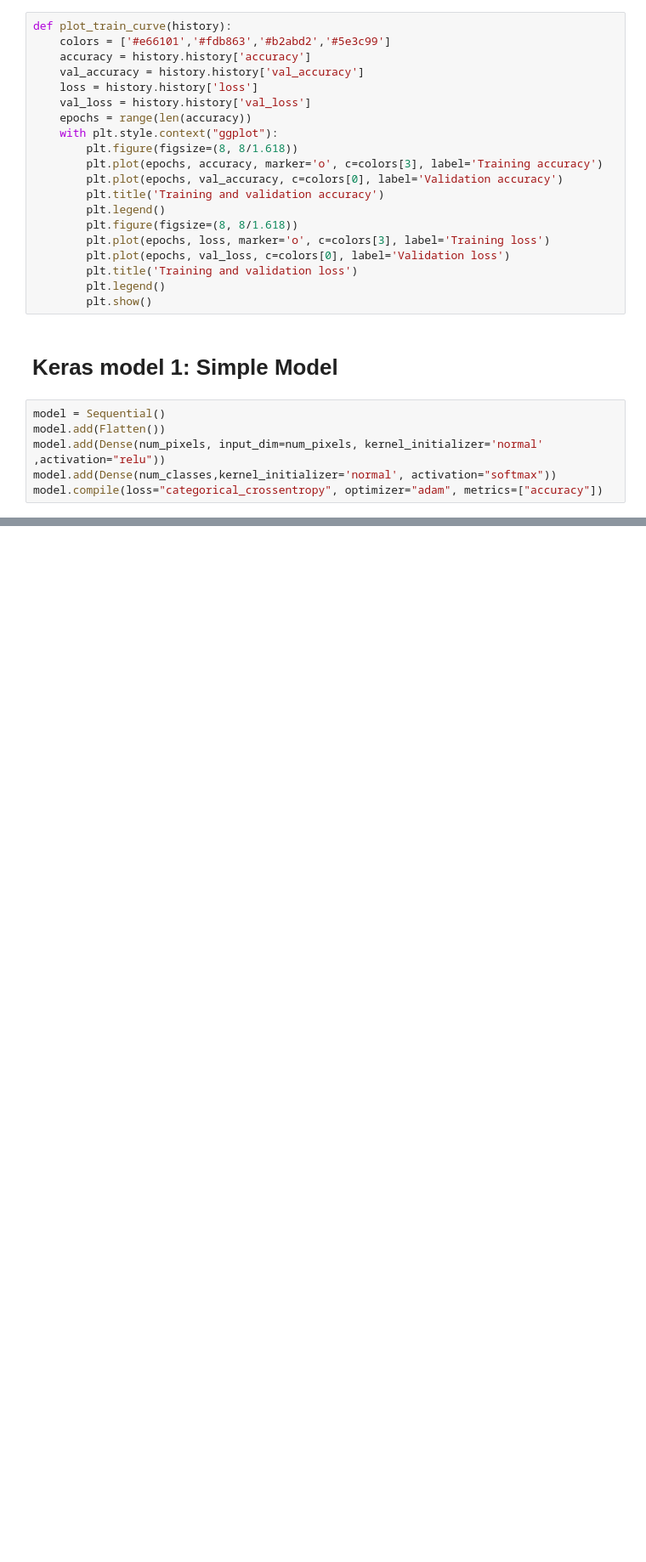
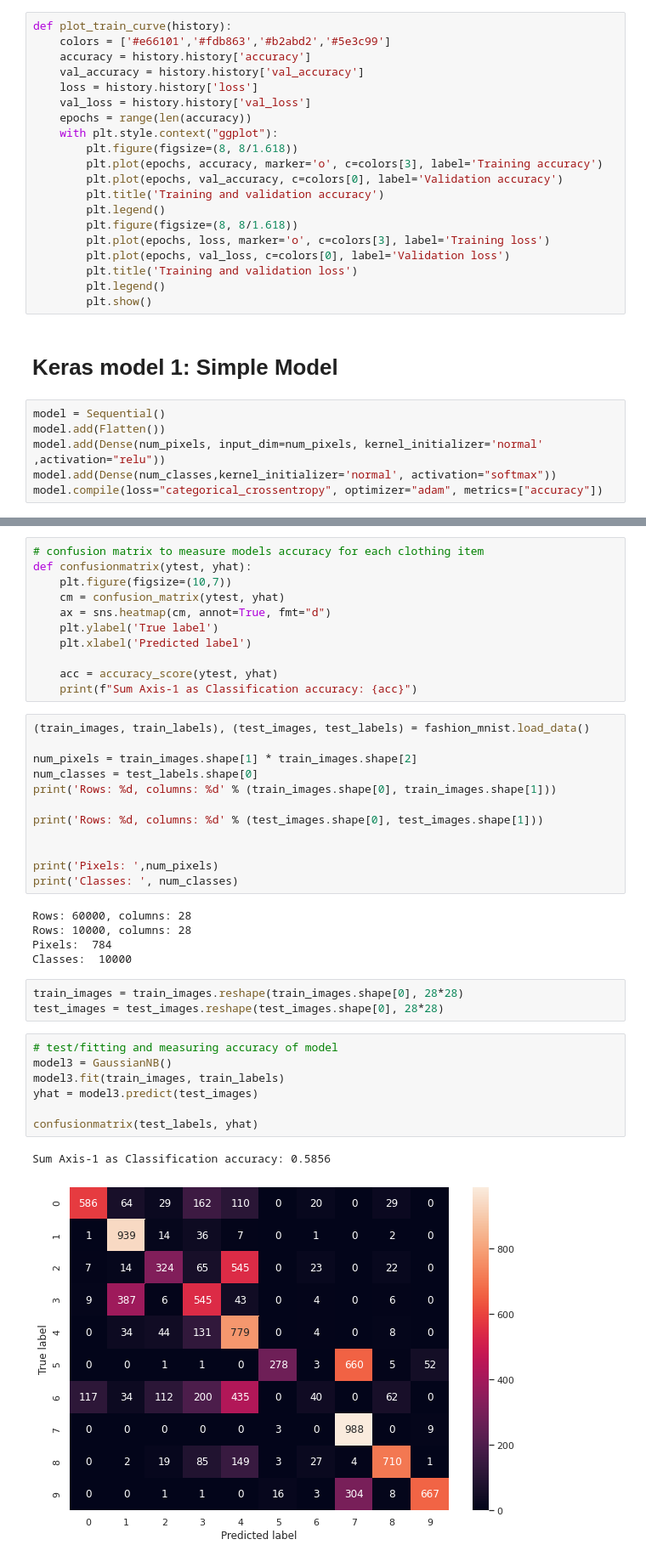
Before and after one commit to AlexNoonan-Syracuse/Lab9, a Jupyter notebook: lab9.ipynb, the cells around one changed output, grey strips where cells are left out. Shown at 85% size. Drawn from its saved outputs; the diff is of its cells as text; blank space fills up the shorter version.

```diff
--- a/lab9.ipynb
+++ b/lab9.ipynb
@@ -143,0 +199,41 @@ model.compile(optimizer=opt, loss='categorical_crossentropy', metrics=['accuracy
+# %%
+# confusion matrix to measure models accuracy for each clothing item
+def confusionmatrix(ytest, yhat):
+    plt.figure(figsize=(10,7))
+    cm = confusion_matrix(ytest, yhat)
+    ax = sns.heatmap(cm, annot=True, fmt="d")
+    plt.ylabel('True label')
+    plt.xlabel('Predicted label')
+
+    acc = accuracy_score(ytest, yhat)
+    print(f"Sum Axis-1 as Classification accuracy: {acc}")
+# %%
+(train_images, train_labels), (test_images, test_labels) = fashion_mnist.load_data()
+
+num_pixels = train_images.shape[1] * train_images.shape[2]
+num_classes = test_labels.shape[0]
+print('Rows: %d, columns: %d' % (train_images.shape[0], train_images.shape[1]))
+
+print('Rows: %d, columns: %d' % (test_images.shape[0], test_images.shape[1]))
+
+
+print('Pixels: ',num_pixels)
+print('Classes: ', num_classes)
+# %% [output]
+Rows: 60000, columns: 28
+Rows: 10000, columns: 28
+Pixels:  784
+Classes:  10000
+# %%
+train_images = train_images.reshape(train_images.shape[0], 28*28)
+test_images = test_images.reshape(test_images.shape[0], 28*28)
+# %%
+# test/fitting and measuring accuracy of model
+model3 = GaussianNB()
+model3.fit(train_images, train_labels)
+yhat = model3.predict(test_images)
+
+confusionmatrix(test_labels, yhat)
+# %% [output]
+Sum Axis-1 as Classification accuracy: 0.5856
+[figure, added]
```
Also changed, not shown: parts of 9 cells of this notebook.
